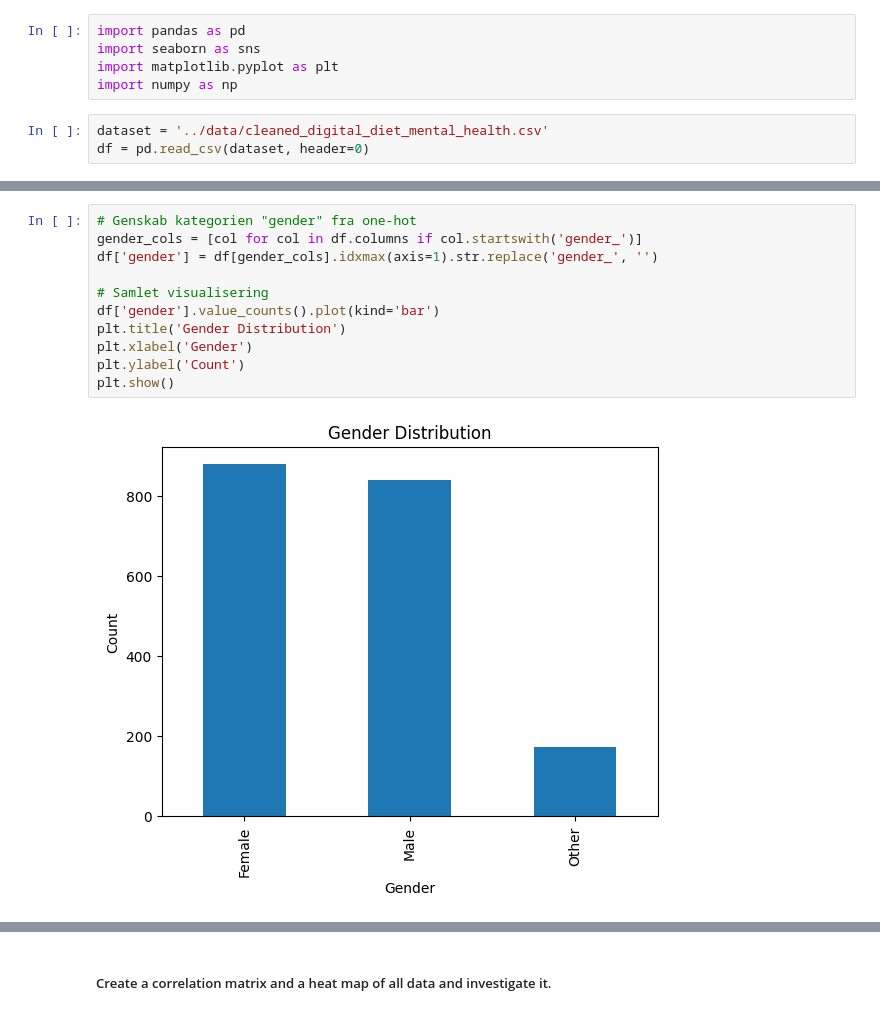
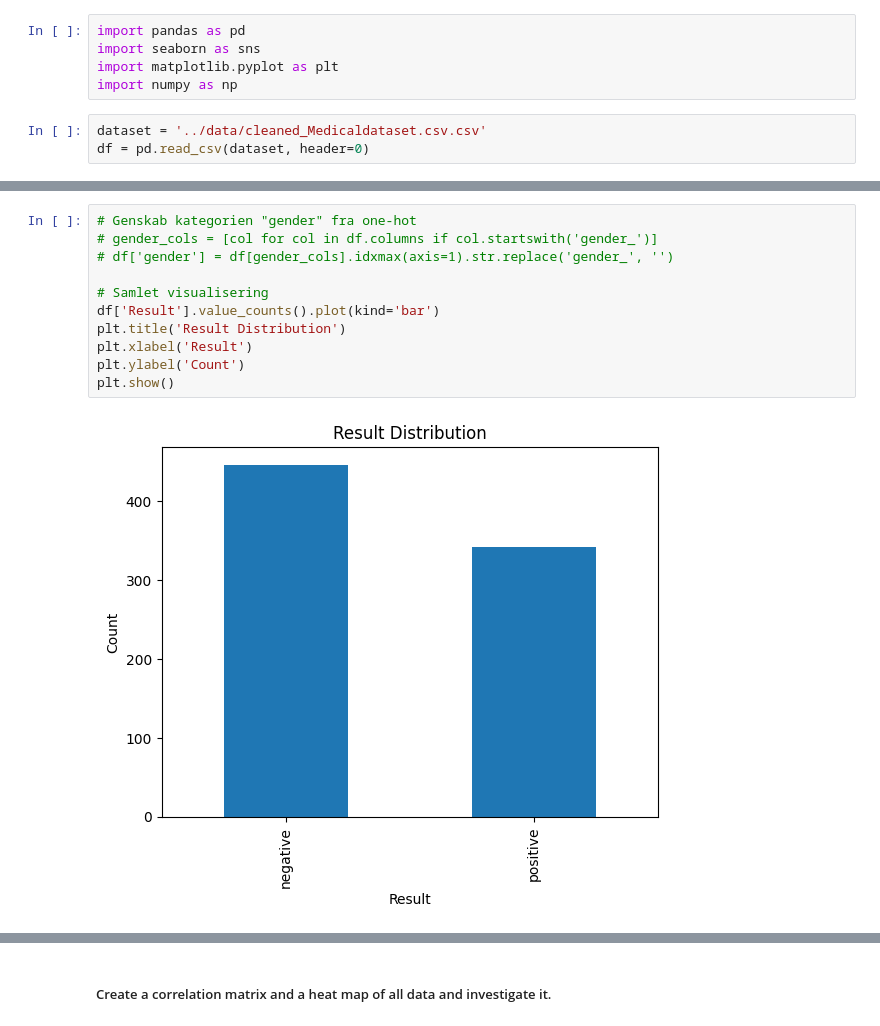
Before and after one commit to qmer05/bi-heart-attack-exam-project, a Jupyter notebook: notebooks/03_exploration_and_analysis copy.ipynb, the cells around one changed output, grey strips where cells are left out. Saved outputs shown, nothing was run; the diff lists cells and outputs as text.

```diff
--- a/notebooks/03_exploration_and_analysis copy.ipynb
+++ b/notebooks/03_exploration_and_analysis copy.ipynb
@@ -4,7 +4,7 @@ import seaborn as sns
 import matplotlib.pyplot as plt
 import numpy as np
 # %%
-dataset = '../data/cleaned_digital_diet_mental_health.csv'
+dataset = '../data/cleaned_Medicaldataset.csv.csv'
 df = pd.read_csv(dataset, header=0)
 # %%
 pd.set_option('display.max_columns', None)
@@ -78,13 +71,13 @@ plt.show()
 # %%
 # Genskab kategorien "gender" fra one-hot
-gender_cols = [col for col in df.columns if col.startswith('gender_')]
-df['gender'] = df[gender_cols].idxmax(axis=1).str.replace('gender_', '')
+# gender_cols = [col for col in df.columns if col.startswith('gender_')]
+# df['gender'] = df[gender_cols].idxmax(axis=1).str.replace('gender_', '')
 
 # Samlet visualisering
-df['gender'].value_counts().plot(kind='bar')
-plt.title('Gender Distribution')
-plt.xlabel('Gender')
+df['Result'].value_counts().plot(kind='bar')
+plt.title('Result Distribution')
+plt.xlabel('Result')
 plt.ylabel('Count')
 plt.show()
 # %% [output]
-[figure, old version]
+[figure, new version]
```
Also changed, not shown: parts of 22 cells of this notebook.
